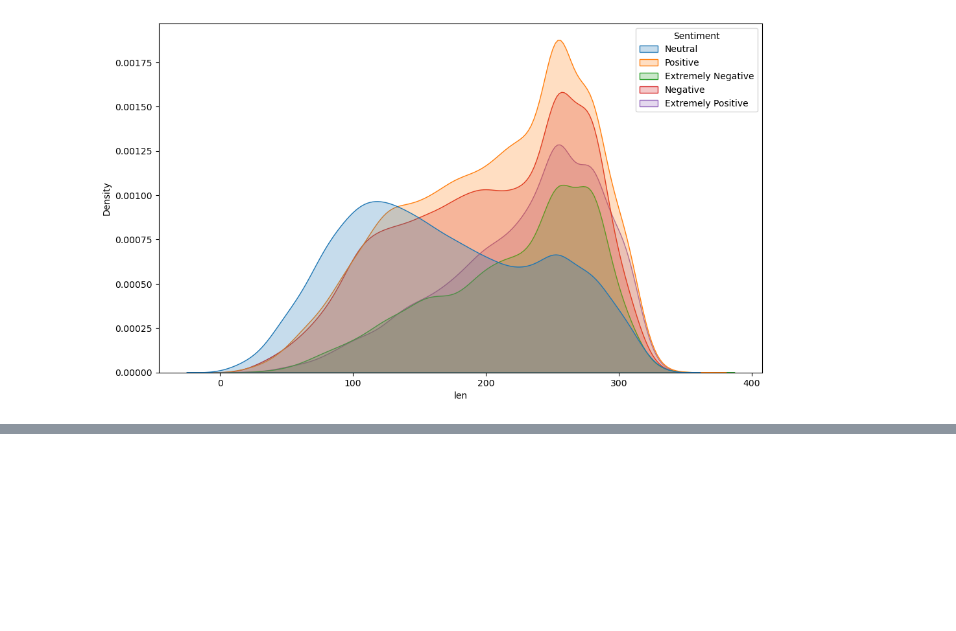
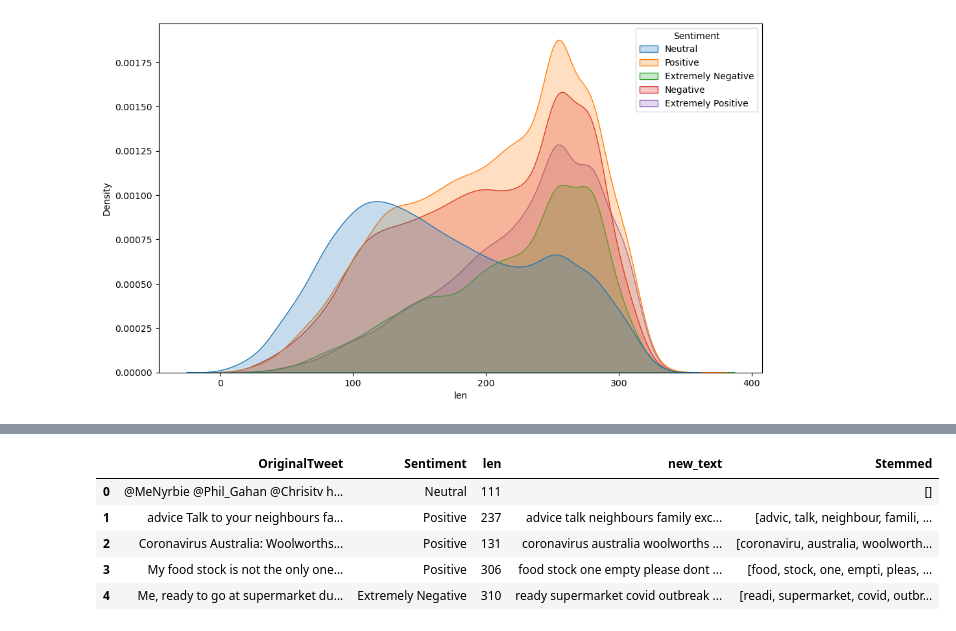
Before and after one commit to golubnichiy/big_data_04_24, a Jupyter notebook: day_08.ipynb, the cells around one changed output, grey strips where cells are left out. Saved outputs shown, nothing was run; the diff lists cells and outputs as text; code cells hidden in the pictures; blank space fills up the shorter version.

```diff
--- a/day_08.ipynb
+++ b/day_08.ipynb
@@ -93,0 +192,20 @@ plt.show()
+# %%
+import string
+import nltk
+import re
+
+def clean_text(text):
+    text = text.lower()
+    text = re.sub(r'@\S+', '', text)
+    text = re.sub(r'http\S+', '', text)
+    text = re.sub(r'pic.\S+', '', text)
+    text = re.sub(r"[^a-z'A-Z]", " ", text)
+    text = re.sub(r"\s+ [^a-z'A-Z]\s+", " ", text+ " ")
+    text = ''.join([i for i in text if i not in string.punctuation])
+    words = nltk.tokenize.word_tokenize(text)
+    stopwords = nltk.corpus.stopwords.words('english')
+    text = ' '.join([i for i in words if i not in stopwords and len(i) > 2])
+    text = re.sub('\s[\s]+', ' ', text).strip()
+    return text
+# %%
+df['new_text'] = df['OriginalTweet'].apply(clean_text)
@@ -93,0 +222,7 @@ plt.show()
+# %%
+from nltk.stem import PorterStemmer
+
+ps = PorterStemmer()
+words = word_tokenize(df['new_text'].iloc[1])
+for w in words:
+    print(w, ':', ps.stem(w))
@@ -93,0 +247,18 @@ plt.show()
+# %%
+stemmed = []
+for i in range(len(df)):
+    stem_list = []
+    words = word_tokenize(df['new_text'].iloc[i])
+    for w in words:
+        stem_list.append(ps.stem(w))
+    stemmed.append(stem_list)
+
+df['Stemmed'] = stemmed
+df.head()
+# %% [output]
+|  | OriginalTweet | Sentiment | len | new_text | Stemmed |
+| 0 | @MeNyrbie @Phil_Gahan @Chrisitv h... | Neutral | 111 |  | [] |
+| 1 | advice Talk to your neighbours fa... | Positive | 237 | advice talk neighbours family exc... | [advic, talk, neighbour, famili, ... |
+| 2 | Coronavirus Australia: Woolworths... | Positive | 131 | coronavirus australia woolworths ... | [coronaviru, australia, woolworth... |
+| 3 | My food stock is not the only one... | Positive | 306 | food stock one empty please dont ... | [food, stock, one, empti, pleas, ... |
+| 4 | Me, ready to go at supermarket du... | Extremely Negative | 310 | ready supermarket covid outbreak ... | [readi, supermarket, covid, outbr... |
```
Also changed, not shown: parts of 29 cells of this notebook, 1 other file.
